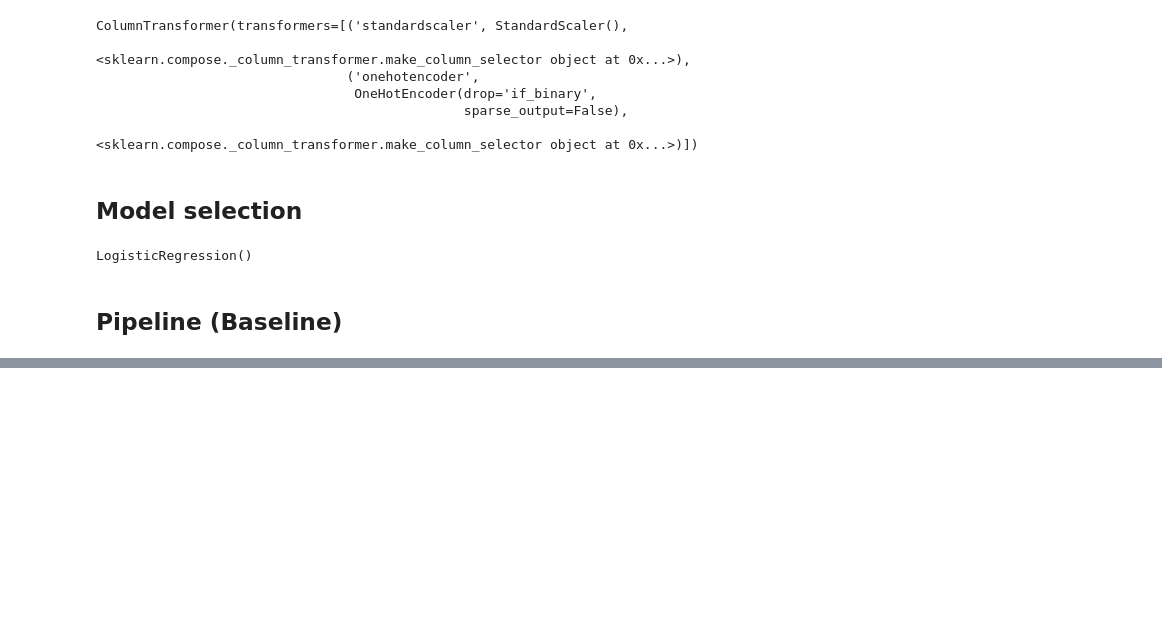
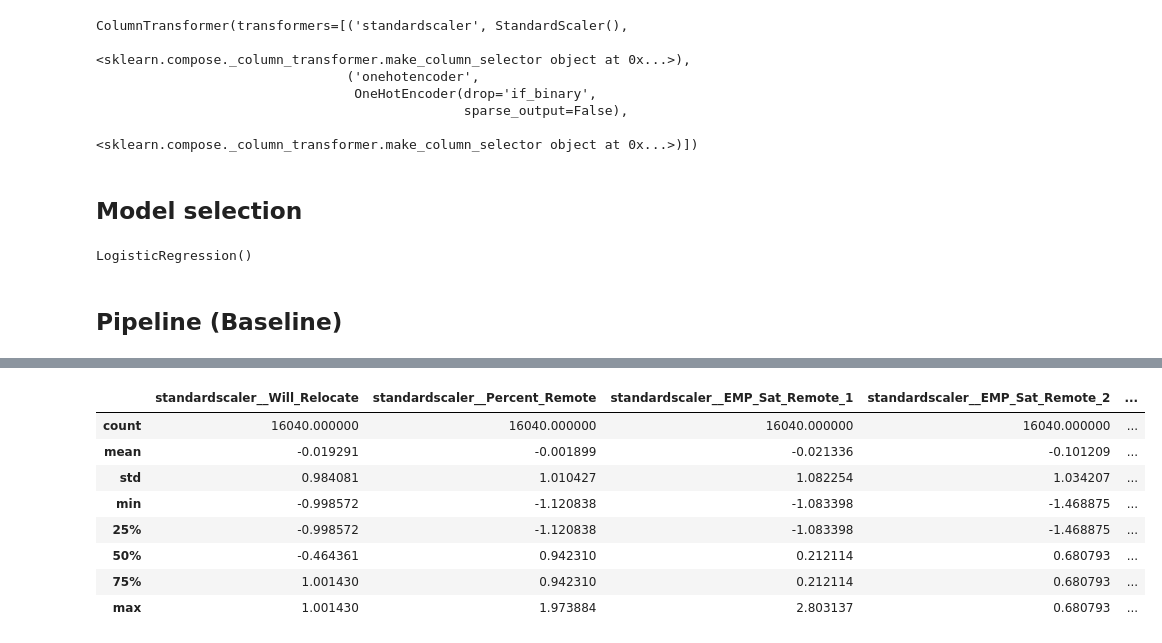
Before and after one commit to Emroullier/hr-data-analytics, a Jupyter notebook: notebooks/logistic_reg_baseline.ipynb, the cells around one changed output, grey strips where cells are left out. Drawn from its saved outputs; the diff is of its cells as text; code cells hidden in the pictures; blank space fills up the shorter version.

```diff
--- a/notebooks/logistic_reg_baseline.ipynb
+++ b/notebooks/logistic_reg_baseline.ipynb
@@ -476,0 +521,4 @@ test.shape
+# %%
+# Oversampling
+smote = SMOTE()
+X_train_resampled, y_train_resampled = smote.fit_resample(X_train, y_train)
@@ -476,0 +538,12 @@ test.shape
+# %%
+X_train_resampled.describe()
+# %% [output]
+|  | standardscaler__Will_Relocate | standardscaler__Percent_Remote | standardscaler__EMP_Sat_Remote_1 | standardscaler__EMP_Sat_Remote_2 | ... |
+| count | 16040.000000 | 16040.000000 | 16040.000000 | 16040.000000 | ... |
+| mean | -0.019291 | -0.001899 | -0.021336 | -0.101209 | ... |
+| std | 0.984081 | 1.010427 | 1.082254 | 1.034207 | ... |
+| min | -0.998572 | -1.120838 | -1.083398 | -1.468875 | ... |
+| 25% | -0.998572 | -1.120838 | -1.083398 | -1.468875 | ... |
+| 50% | -0.464361 | 0.942310 | 0.212114 | 0.680793 | ... |
+| 75% | 1.001430 | 0.942310 | 0.212114 | 0.680793 | ... |
+| max | 1.001430 | 1.973884 | 2.803137 | 0.680793 | ... |
```
Also changed, not shown: parts of 42 cells of this notebook.
